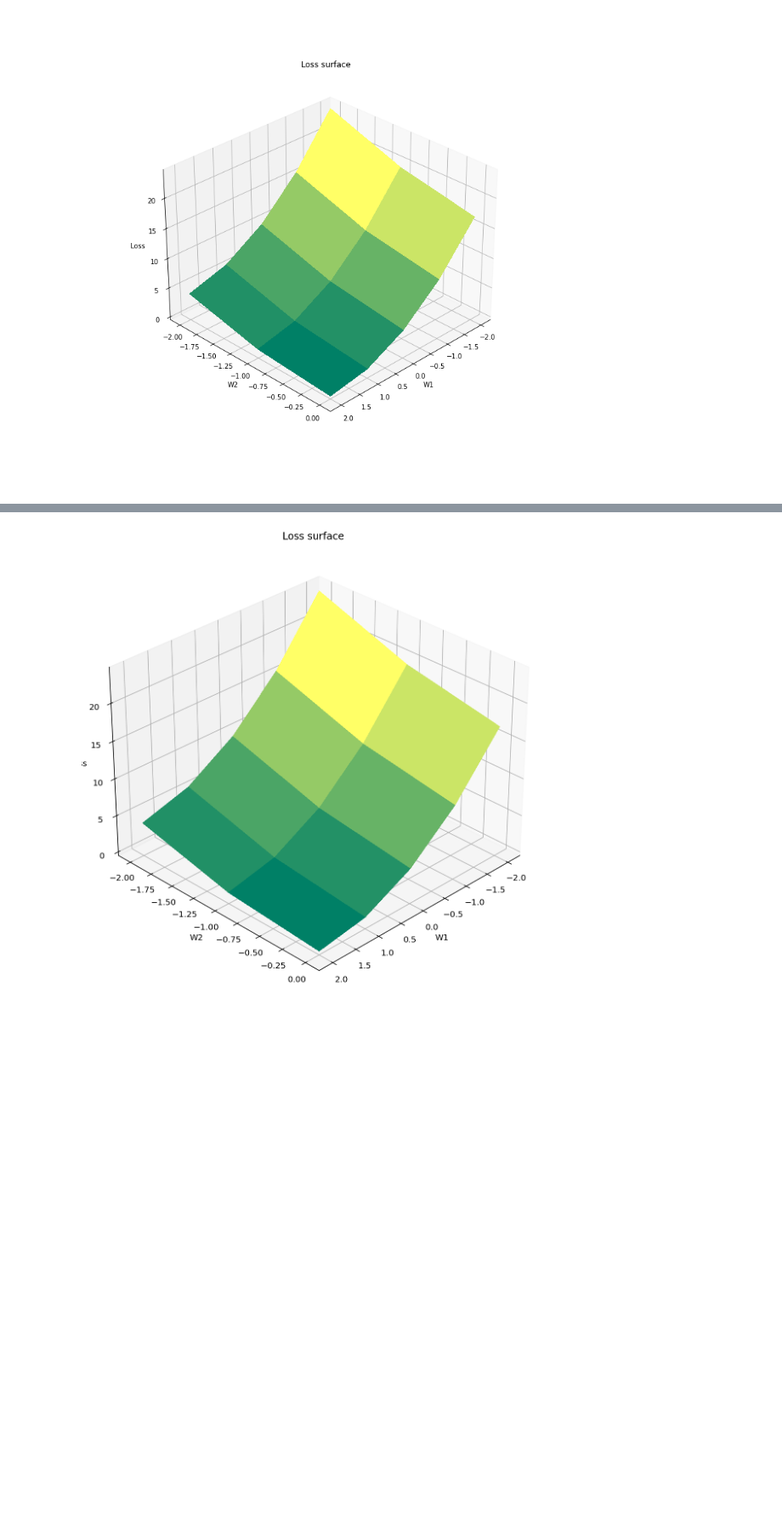
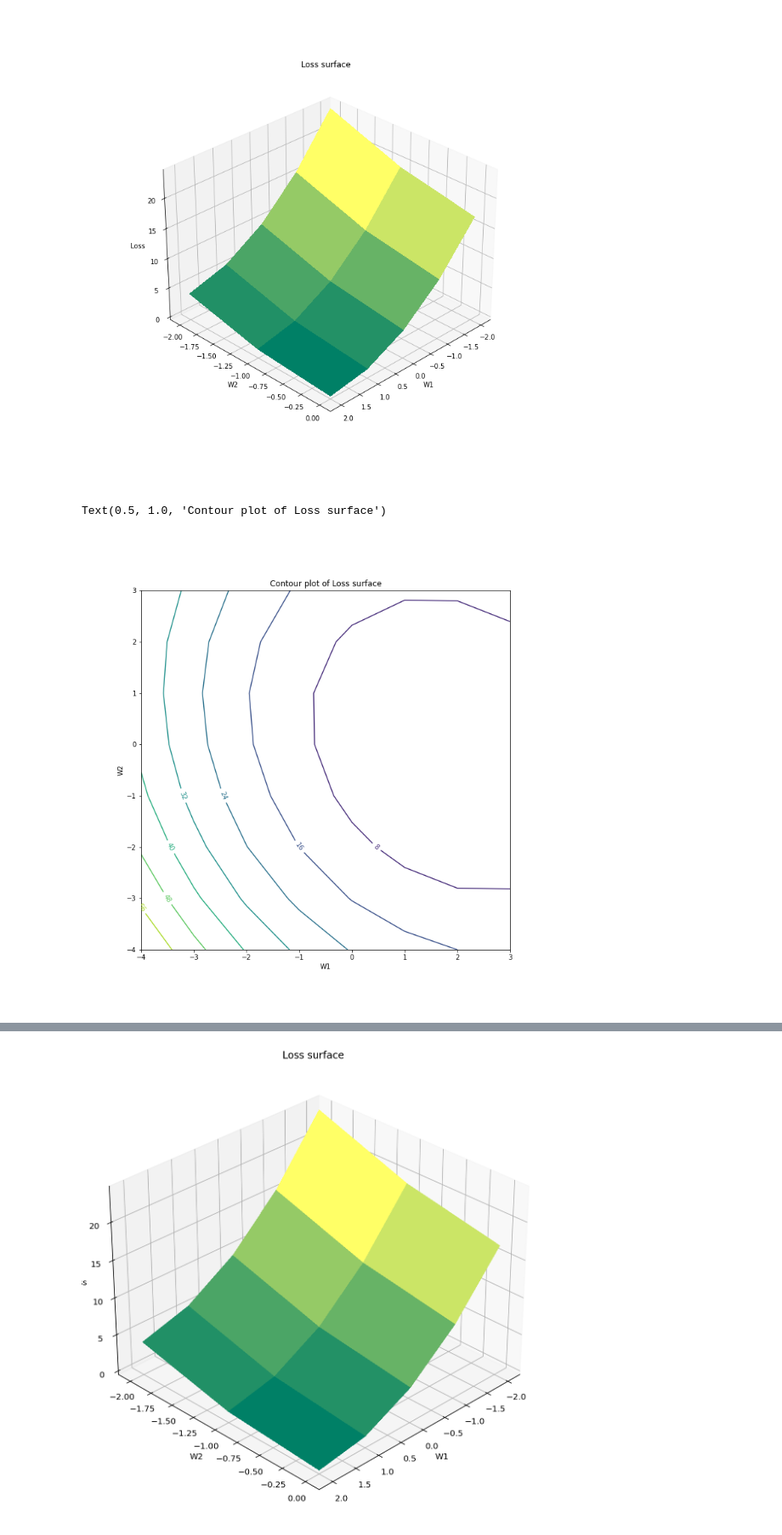
Before and after one commit to pabloschwarzenberg/CINF104, a Jupyter notebook: optim/optim.ipynb, the cells around one changed output, grey strips where cells are left out. Shown: that part at 85% size. Cells and saved outputs as stored; diff of their text form; code cells hidden in the pictures; blank space fills up the shorter version.

```diff
--- a/optim/optim.ipynb
+++ b/optim/optim.ipynb
@@ -139,3 +142,14 @@ plt.title("Loss surface")
 # %% [output]
 Text(0.5, 0.92, 'Loss surface')
 [figure]
+# %%
+fig, axes = plt.subplots(1,1)
+fig.set_size_inches(10, 10)
+contours = axes.contour(W1, W2, L)
+axes.clabel(contours, inline=1, fontsize=10)
+axes.set_xlabel('W1')
+axes.set_ylabel('W2')
+plt.title("Contour plot of Loss surface")
+# %% [output]
+Text(0.5, 1.0, 'Contour plot of Loss surface')
+[figure, added]
```
Also changed, not shown: parts of 5 cells of this notebook.
